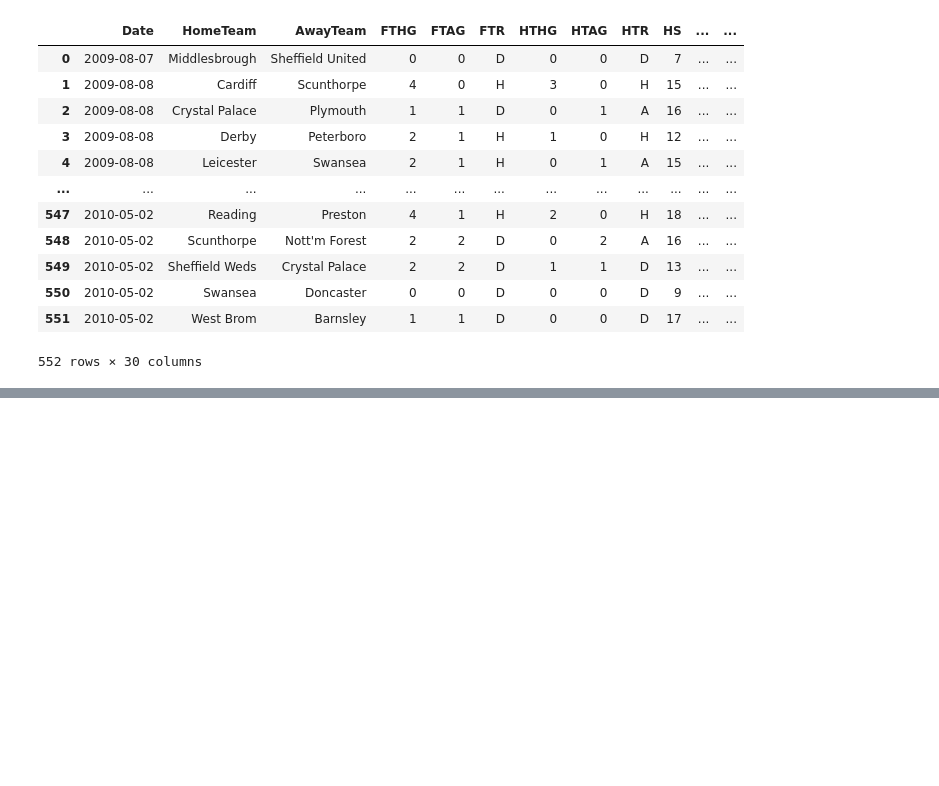
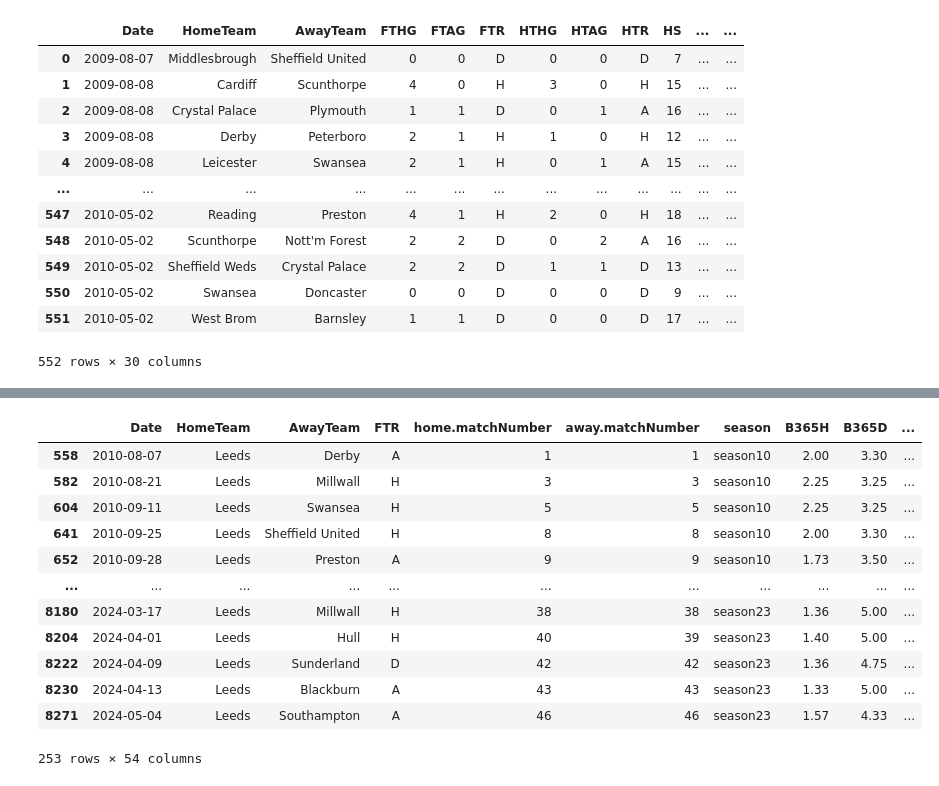
Before and after one commit to benjaminr4/championship_predictions, a Jupyter notebook: Examining_datasets.ipynb, the cells around one changed output, grey strips where cells are left out. Drawn from its saved outputs; the diff is of its cells as text; code cells hidden in the pictures; blank space fills up the shorter version.

```diff
--- a/Examining_datasets.ipynb
+++ b/Examining_datasets.ipynb
@@ -487,0 +606,2 @@ season14_df
+# %%
+seasons_df['diff.daysSince']=seasons_df['diff.daysSince'].dt.days
@@ -487,0 +610,16 @@ season14_df
+# %%
+seasons_df[seasons_df['HomeTeam']=='Leeds']
+# %% [output]
+|  | Date | HomeTeam | AwayTeam | FTR | home.matchNumber | away.matchNumber | season | B365H | B365D | ... |
+| 558 | 2010-08-07 | Leeds | Derby | A | 1 | 1 | season10 | 2.00 | 3.30 | ... |
+| 582 | 2010-08-21 | Leeds | Millwall | H | 3 | 3 | season10 | 2.25 | 3.25 | ... |
+| 604 | 2010-09-11 | Leeds | Swansea | H | 5 | 5 | season10 | 2.25 | 3.25 | ... |
+| 641 | 2010-09-25 | Leeds | Sheffield United | H | 8 | 8 | season10 | 2.00 | 3.30 | ... |
+| 652 | 2010-09-28 | Leeds | Preston | A | 9 | 9 | season10 | 1.73 | 3.50 | ... |
+| ... | ... | ... | ... | ... | ... | ... | ... | ... | ... | ... |
+| 8180 | 2024-03-17 | Leeds | Millwall | H | 38 | 38 | season23 | 1.36 | 5.00 | ... |
+| 8204 | 2024-04-01 | Leeds | Hull | H | 40 | 39 | season23 | 1.40 | 5.00 | ... |
+| 8222 | 2024-04-09 | Leeds | Sunderland | D | 42 | 42 | season23 | 1.36 | 4.75 | ... |
+| 8230 | 2024-04-13 | Leeds | Blackburn | A | 43 | 43 | season23 | 1.33 | 5.00 | ... |
+| 8271 | 2024-05-04 | Leeds | Southampton | A | 46 | 46 | season23 | 1.57 | 4.33 | ... |
+253 rows × 54 columns
```
Also changed, not shown: parts of 22 cells of this notebook, 7 other files.
